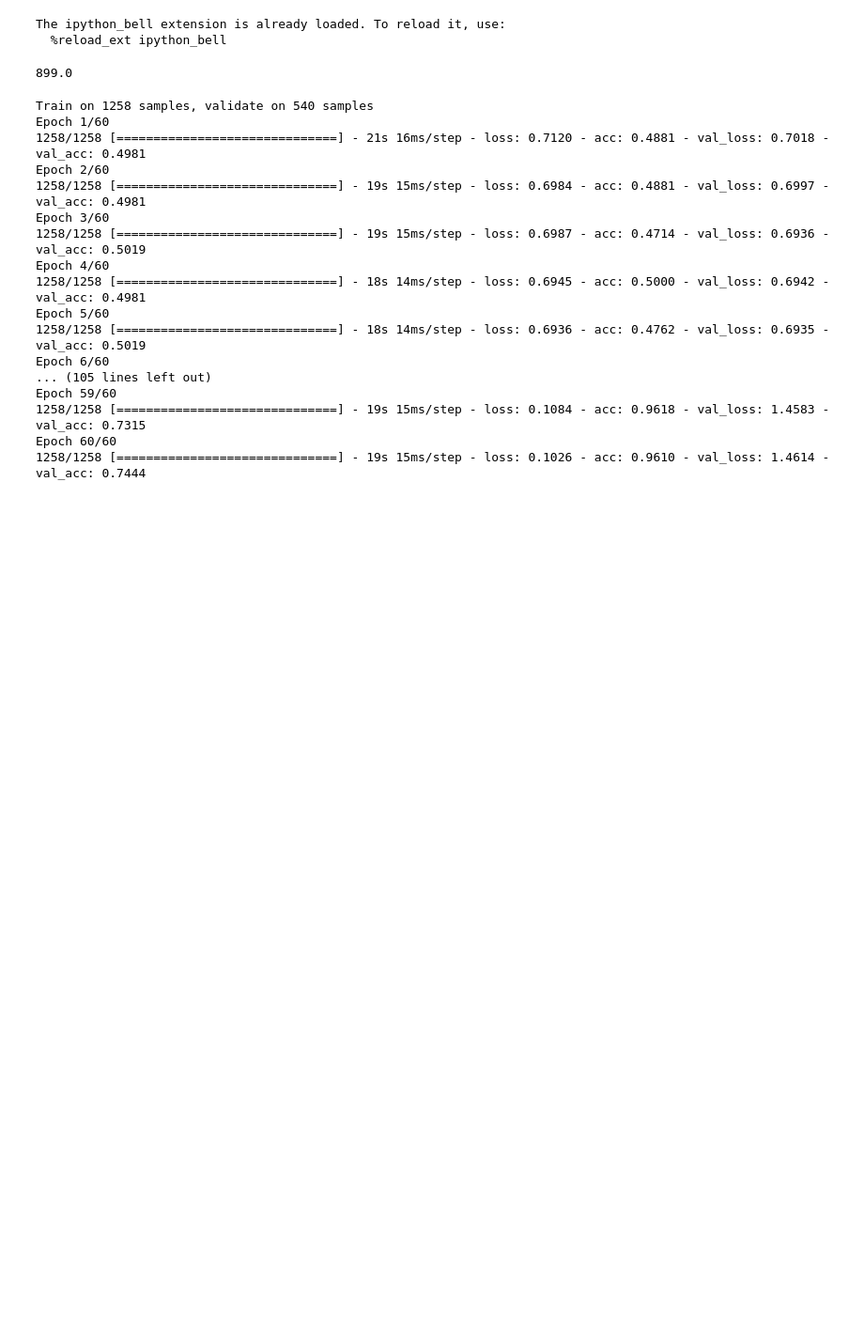
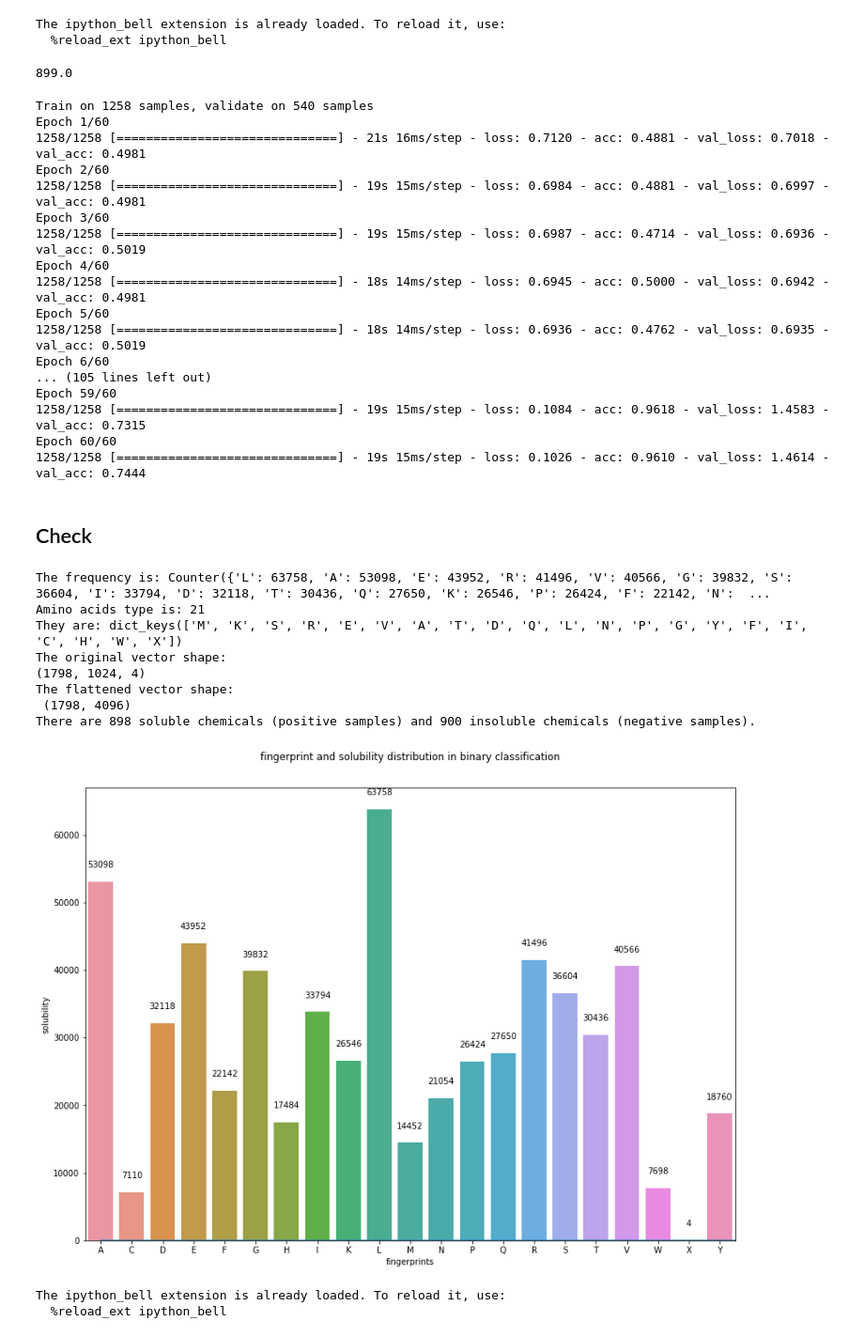
Before and after one commit to JBwdn/Latent, a Jupyter notebook: biosensor.ipynb, the cells around one changed output. Shown: that part at 94% size. Cells and saved outputs as stored; diff of their text form; code cells hidden in the pictures; blank space fills up the shorter version.

```diff
--- a/biosensor.ipynb
+++ b/biosensor.ipynb
@@ -1154,3 +1155,60 @@ Epoch 59/60
 1258/1258 [==============================] - 19s 15ms/step - loss: 0.1084 - acc: 0.9618 - val_loss: 1.4583 - val_acc: 0.7315
 Epoch 60/60
 1258/1258 [==============================] - 19s 15ms/step - loss: 0.1026 - acc: 0.9610 - val_loss: 1.4614 - val_acc: 0.7444
+# %% [markdown]
+## Check
+# %%
+path='F:/'
+cv=read_csv( path + 'biosensor_seqs_annotated.csv')
+cv = cv[pd.notnull(cv['InChI'])]
+cv = cv[pd.notnull(cv['Seq'])]
+cv=cv.sample(frac=1)
+cv=cv.sample(n=899)
+cv.reset_index(drop=True, inplace=True)
+# %%
+"""Load Data"""
+# cv.drop(['Unnamed: 0','Name','Organism'], axis=1,inplace=True)
+X_chem_biosensor=cv['InChI']
+X_seq_biosensor=cv['Seq']
+Y_biosensor=pd.Series([1]*len(cv))
+k1=pd.DataFrame({'chem':list(X_chem_biosensor),'seq':list(X_seq_biosensor),'label':list(Y_biosensor)})
+# Contrast Data
+X_chem_biosensor_new=X_chem_biosensor.shift(periods=2, freq=None, axis=0)
+# %%
+X_chem_biosensor_new[0]=list(X_chem_biosensor)[-2]
+X_chem_biosensor_new[1]=list(X_chem_biosensor)[-1]
+# %%
+X_seq_biosensor_new=X_seq_biosensor
+Y_biosensor_new=pd.Series([0]*len(cv))
+k2=pd.DataFrame({'chem':list(X_chem_biosensor_new),'seq':list(X_seq_biosensor_new),'label':list(Y_biosensor_new)})
+k1=k1.append(k2)
+k1=k1.sample(frac=1)
+# k1.to_csv('F:/processed_data_TF.csv',index=True,sep=',')
+cv=k1
+#InChi to SMILES
+Train_chemical=load_chemicals(properties='Inchi',input_values=cv['chem'])
+Train_seq=cv['seq']
+Label=cv['label']
+path=set_path("C:/Users/DR/Desktop/P2/Latent-master/pic/Combined_Model/biosensor_TF/")
+# Generate vocab
+d_to_index=vis_seq_elements(Train_seq,path+'Frequencies Hist of Amino Acids Thermostability.svg')
+"""Tokenize data"""
+# Tokenlize chem
+Train_chemical=flatten_chem(Train_chemical)
+# Tokenlize seq_thermostability
+Train_seq=tensor_pad(Train_seq,d_to_index)
+# Hardmax thermostability
+Label=hardmax(Label)
+%load_ext ipython_bell
+# %% [output]
+The frequency is: Counter({'L': 63758, 'A': 53098, 'E': 43952, 'R': 41496, 'V': 40566, 'G': 39832, 'S': 36604, 'I': 33794, 'D': 32118, 'T': 30436, 'Q': 27650, 'K': 26546, 'P': 26424, 'F': 22142, 'N':  ...
+Amino acids type is: 21
+They are: dict_keys(['M', 'K', 'S', 'R', 'E', 'V', 'A', 'T', 'D', 'Q', 'L', 'N', 'P', 'G', 'Y', 'F', 'I', 'C', 'H', 'W', 'X'])
+The original vector shape:
+(1798, 1024, 4)
+The flattened vector shape:
+ (1798, 4096)
+There are 898 soluble chemicals (positive samples) and 900 insoluble chemicals (negative samples).
+[figure, added]
+The ipython_bell extension is already loaded. To reload it, use:
+  %reload_ext ipython_bell
```
Also changed, not shown: parts of 2 cells of this notebook.
